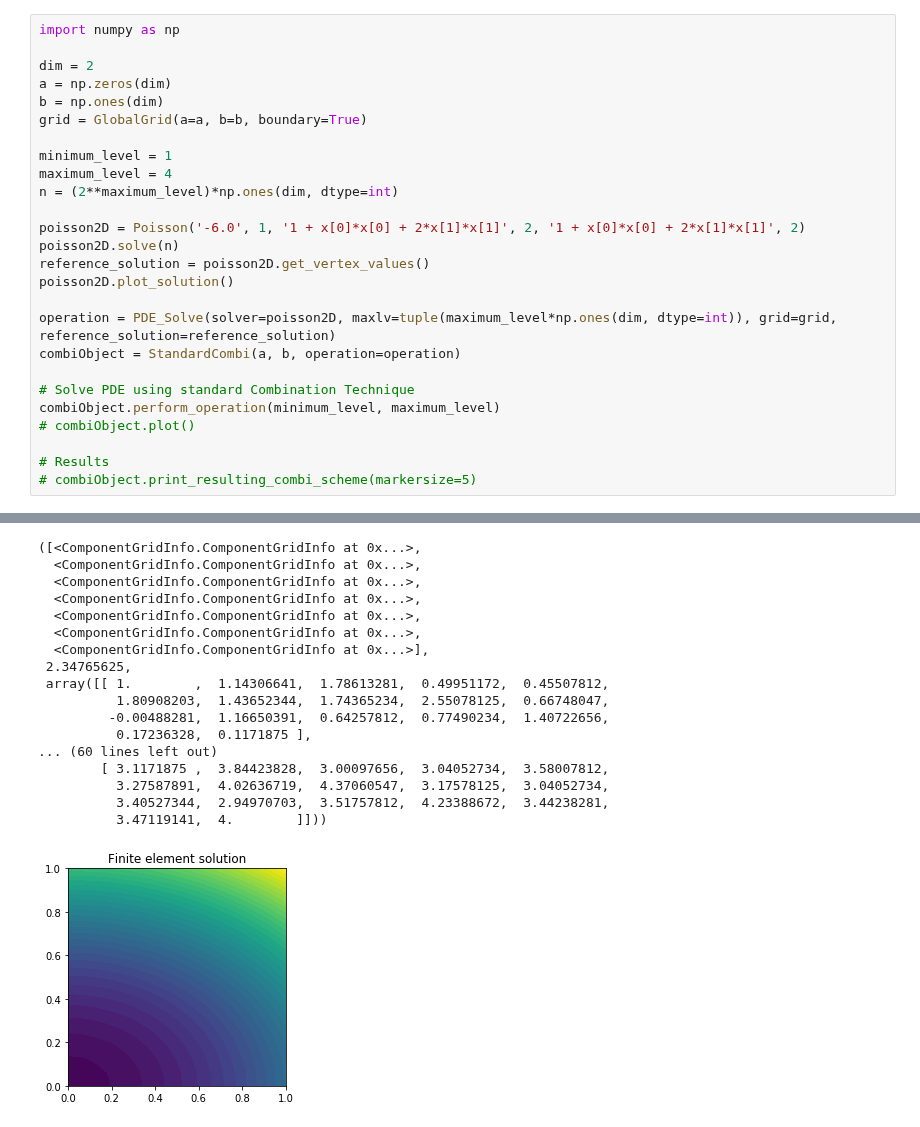
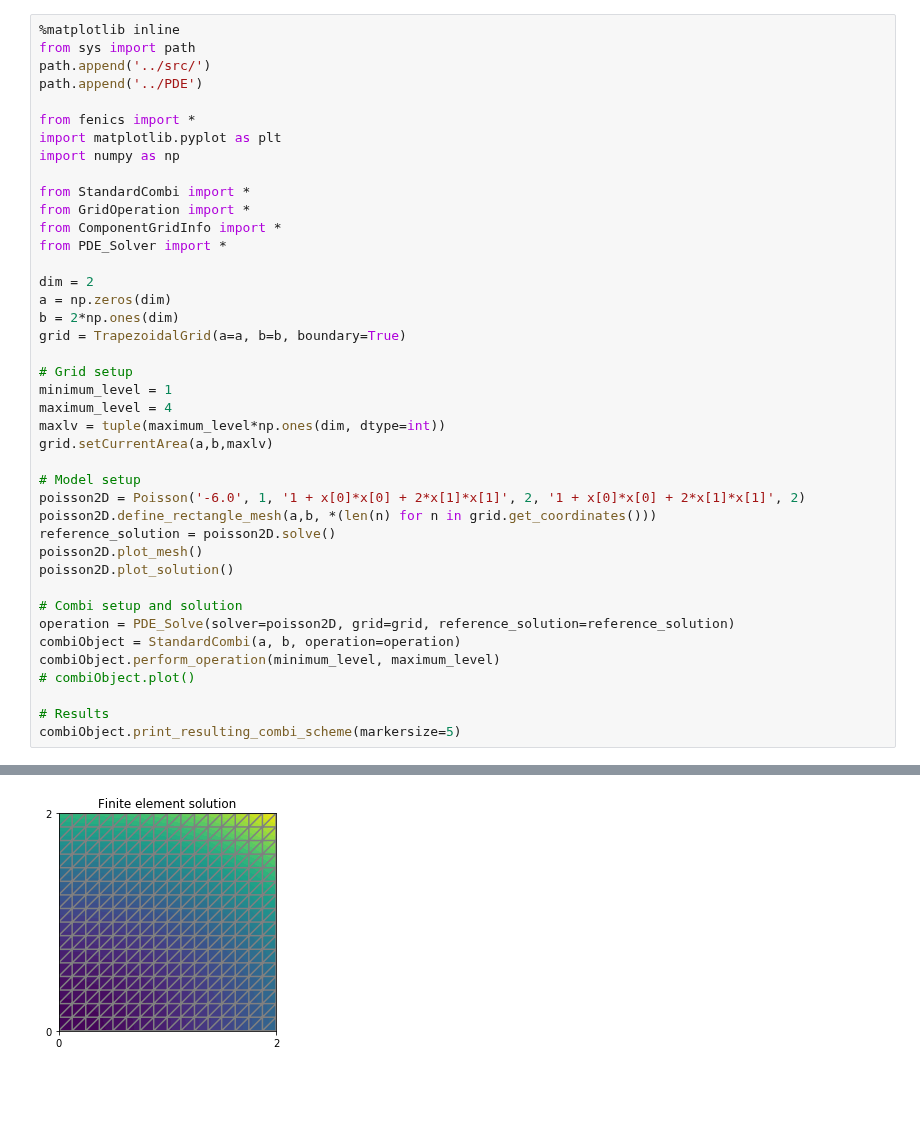
Before and after one commit to obersteiner/sparseSpACE, a Jupyter notebook: ipynb/PDE_Tutorial.ipynb, the cells around one changed output, grey strips where cells are left out. Saved outputs shown, nothing was run; the diff lists cells and outputs as text; blank space fills up the shorter version.

```diff
--- a/ipynb/PDE_Tutorial.ipynb
+++ b/ipynb/PDE_Tutorial.ipynb
@@ -34,29 +20,44 @@ Lets define boundary values u_D and right hand side f to be:
 # %%
+%matplotlib inline
+from sys import path
+path.append('../src/')
+path.append('../PDE')
+
+from fenics import *
+import matplotlib.pyplot as plt
 import numpy as np
+
+from StandardCombi import *
+from GridOperation import *
+from ComponentGridInfo import *
+from PDE_Solver import *
 
 dim = 2
 a = np.zeros(dim)
-b = np.ones(dim)
-grid = GlobalGrid(a=a, b=b, boundary=True)
+b = 2*np.ones(dim)
+grid = TrapezoidalGrid(a=a, b=b, boundary=True)
 
+# Grid setup
 minimum_level = 1
 maximum_level = 4
-n = (2**maximum_level)*np.ones(dim, dtype=int)
+maxlv = tuple(maximum_level*np.ones(dim, dtype=int))
+grid.setCurrentArea(a,b,maxlv)
 
+# Model setup
 poisson2D = Poisson('-6.0', 1, '1 + x[0]*x[0] + 2*x[1]*x[1]', 2, '1 + x[0]*x[0] + 2*x[1]*x[1]', 2)
-poisson2D.solve(n)
-reference_solution = poisson2D.get_vertex_values()
+poisson2D.define_rectangle_mesh(a,b, *(len(n) for n in grid.get_coordinates()))
+reference_solution = poisson2D.solve()
+poisson2D.plot_mesh()
 poisson2D.plot_solution()
 
-operation = PDE_Solve(solver=poisson2D, maxlv=tuple(maximum_level*np.ones(dim, dtype=int)), grid=grid, reference_solution=reference_solution)
+# Combi setup and solution
+operation = PDE_Solve(solver=poisson2D, grid=grid, reference_solution=reference_solution)
 combiObject = StandardCombi(a, b, operation=operation)
-
-# Solve PDE using standard Combination Technique
 combiObject.perform_operation(minimum_level, maximum_level)
 # combiObject.plot()
 
 # Results
-# combiObject.print_resulting_combi_scheme(markersize=5)
+combiObject.print_resulting_combi_scheme(markersize=5)
 # %% [output]
 0 [1, 4] 1.0
 1 [2, 3] 1.0
@@ -78,18 +79 @@ Difference 2.34765625
-([<ComponentGridInfo.ComponentGridInfo at 0x...>,
-  <ComponentGridInfo.ComponentGridInfo at 0x...>,
-  <ComponentGridInfo.ComponentGridInfo at 0x...>,
-  <ComponentGridInfo.ComponentGridInfo at 0x...>,
-  <ComponentGridInfo.ComponentGridInfo at 0x...>,
-  <ComponentGridInfo.ComponentGridInfo at 0x...>,
-  <ComponentGridInfo.ComponentGridInfo at 0x...>],
- 2.34765625,
- array([[ 1.        ,  1.14306641,  1.78613281,  0.49951172,  0.45507812,
-          1.80908203,  1.43652344,  1.74365234,  2.55078125,  0.66748047,
-         -0.00488281,  1.16650391,  0.64257812,  0.77490234,  1.40722656,
-          0.17236328,  0.1171875 ],
-... (60 lines left out)
-        [ 3.1171875 ,  3.84423828,  3.00097656,  3.04052734,  3.58007812,
-          3.27587891,  4.02636719,  4.37060547,  3.17578125,  3.04052734,
-          3.40527344,  2.94970703,  3.51757812,  4.23388672,  3.44238281,
-          3.47119141,  4.        ]]))
-[figure, old version]
+[figure, new version]
```
Also changed, not shown: parts of 6 cells of this notebook, 5 other files.
